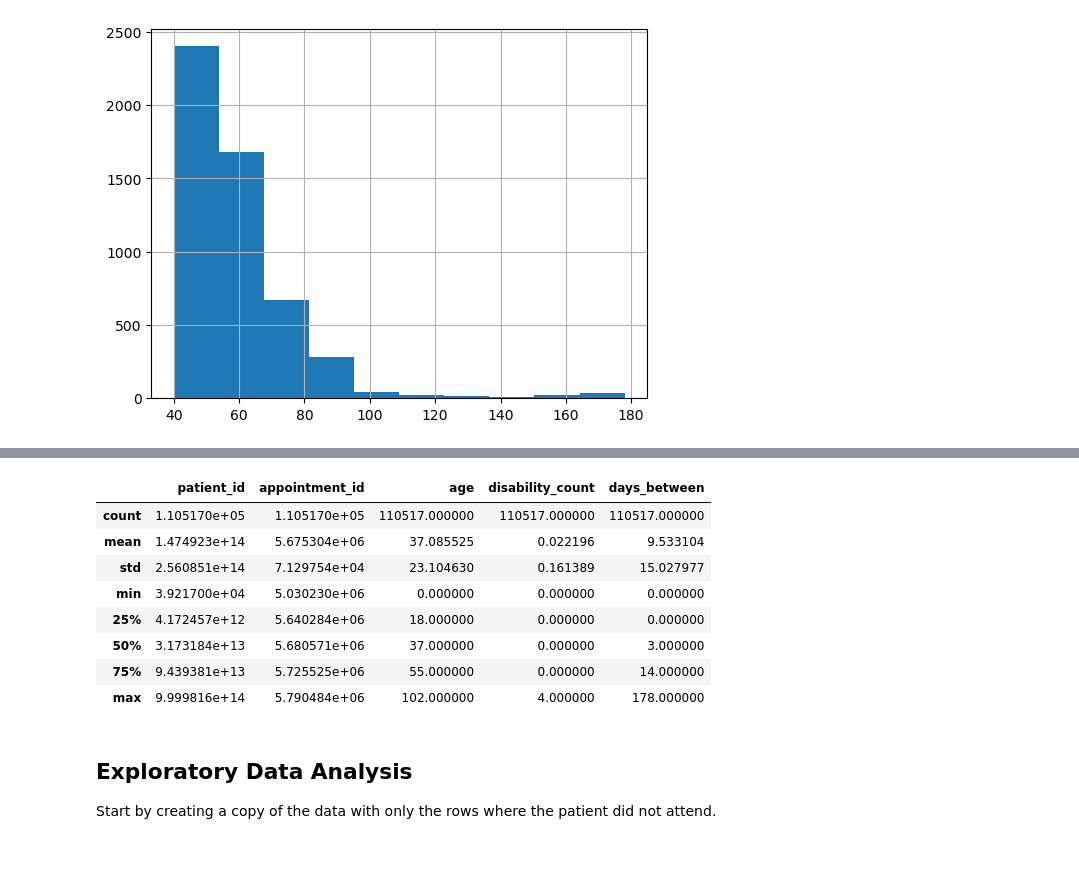
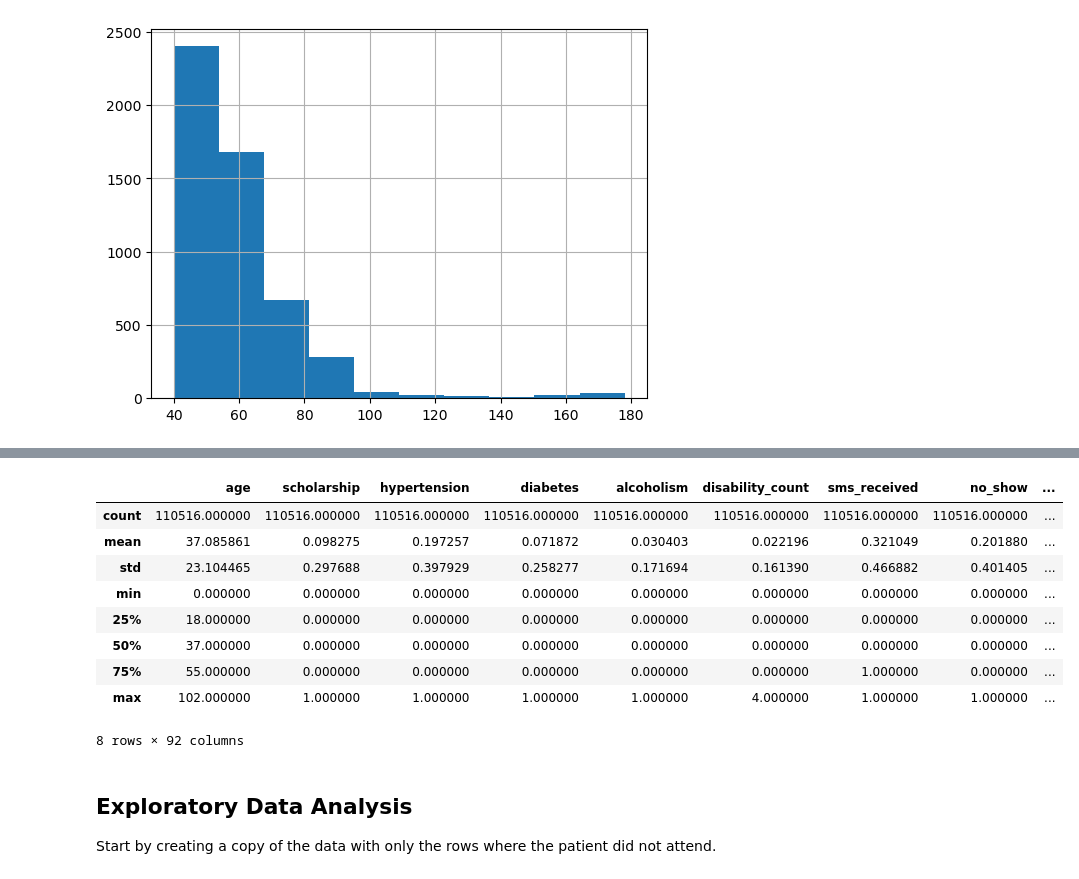
Before and after one commit to afbowman/UnsupervisedLearning, a Jupyter notebook: Capstone_Project.ipynb, the cells around one changed output, grey strips where cells are left out. Drawn from its saved outputs; the diff is of its cells as text; code cells hidden in the pictures.

```diff
--- a/Capstone_Project.ipynb
+++ b/Capstone_Project.ipynb
@@ -391,0 +413,3 @@ Check the descriptive statistics after cleaning.
+# %%
+# map no_show to binary values
+df_prep['no_show'] = df_prep['no_show'].replace({'No': 0, 'Yes': 1})
@@ -391,0 +422,19 @@ Check the descriptive statistics after cleaning.
+# %%
+def create_dummies(df, col):
+    """Creates dummy variables for the given column, adds them to the original dataframe, and drops the original column.
+
+    Parameters:
+    df: a dataframe with multi-level features
+    col: the column with multi-level variables needing one-hot encoding
+
+    Returns:
+    df: the same dataframe with dummy variables for the given column and the given column dropped.
+    """
+    col_data = df[col].dropna()
+    dummies = pd.get_dummies(col_data, prefix=col)
+    df = df.join(dummies)
+    df = df.drop(columns=col, axis=1)
+    return df
+# %%
+# run function
+df_prep = create_dummies(df_prep, ['gender', 'neighbourhood'])
@@ -392,15 +471,16 @@ Check the descriptive statistics after cleaning.
 # %%
-df.describe()
+df_prep.describe()
 # %% [output]
-|  | patient_id | appointment_id | age | disability_count | days_between |
-| count | 1.105170e+05 | 1.105170e+05 | 110517.000000 | 110517.000000 | 110517.000000 |
-| mean | 1.474923e+14 | 5.675304e+06 | 37.085525 | 0.022196 | 9.533104 |
-| std | 2.560851e+14 | 7.129754e+04 | 23.104630 | 0.161389 | 15.027977 |
-| min | 3.921700e+04 | 5.030230e+06 | 0.000000 | 0.000000 | 0.000000 |
-| 25% | 4.172457e+12 | 5.640284e+06 | 18.000000 | 0.000000 | 0.000000 |
-| 50% | 3.173184e+13 | 5.680571e+06 | 37.000000 | 0.000000 | 3.000000 |
-| 75% | 9.439381e+13 | 5.725525e+06 | 55.000000 | 0.000000 | 14.000000 |
-| max | 9.999816e+14 | 5.790484e+06 | 102.000000 | 4.000000 | 178.000000 |
+|  | age | scholarship | hypertension | diabetes | alcoholism | disability_count | sms_received | no_show | ... |
+| count | 110516.000000 | 110516.000000 | 110516.000000 | 110516.000000 | 110516.000000 | 110516.000000 | 110516.000000 | 110516.000000 | ... |
+| mean | 37.085861 | 0.098275 | 0.197257 | 0.071872 | 0.030403 | 0.022196 | 0.321049 | 0.201880 | ... |
+| std | 23.104465 | 0.297688 | 0.397929 | 0.258277 | 0.171694 | 0.161390 | 0.466882 | 0.401405 | ... |
+| min | 0.000000 | 0.000000 | 0.000000 | 0.000000 | 0.000000 | 0.000000 | 0.000000 | 0.000000 | ... |
+| 25% | 18.000000 | 0.000000 | 0.000000 | 0.000000 | 0.000000 | 0.000000 | 0.000000 | 0.000000 | ... |
+| 50% | 37.000000 | 0.000000 | 0.000000 | 0.000000 | 0.000000 | 0.000000 | 0.000000 | 0.000000 | ... |
+| 75% | 55.000000 | 0.000000 | 0.000000 | 0.000000 | 0.000000 | 0.000000 | 1.000000 | 0.000000 | ... |
+| max | 102.000000 | 1.000000 | 1.000000 | 1.000000 | 1.000000 | 4.000000 | 1.000000 | 1.000000 | ... |
+8 rows × 92 columns
 # %% [markdown]
 <a id='eda'></a>
 ## Exploratory Data Analysis
```
Also changed, not shown: parts of 9 cells of this notebook.
